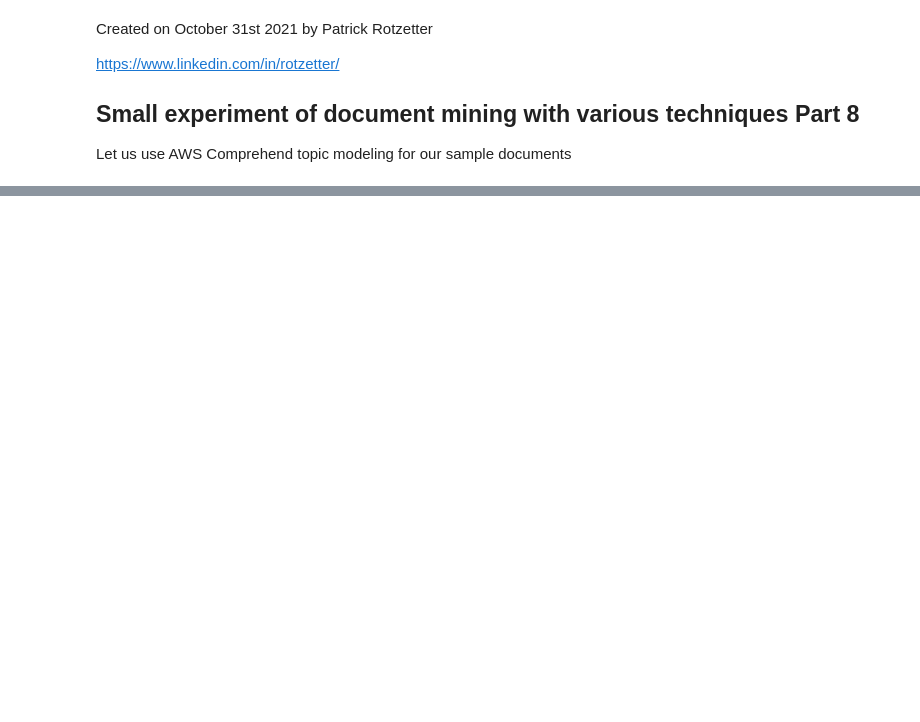
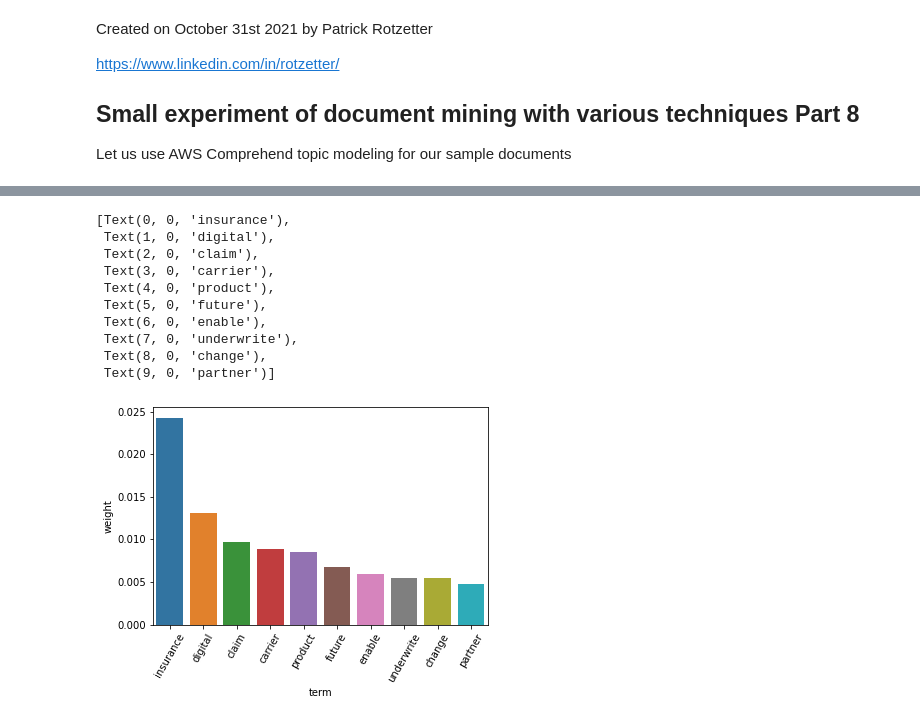
Before and after one commit to protzetter/NLP-experiments, a Jupyter notebook: DocumentsMining-Part8.ipynb, the cells around one changed output, grey strips where cells are left out. Drawn from its saved outputs; the diff is of its cells as text; code cells hidden in the pictures; blank space fills up the shorter version.

Commit message:
Update DocumentsMining-Part8.ipynb
Added visualization

```diff
--- a/DocumentsMining-Part8.ipynb
+++ b/DocumentsMining-Part8.ipynb
@@ -113,2 +120,4 @@ import seaborn as sea
 # %%
 doc_topics=pd.read_csv('doc-topics.csv')
+# %%
+topic_terms=pd.read_csv('topic-terms.csv')
@@ -114,0 +140,16 @@ doc_topics=pd.read_csv('doc-topics.csv')
+# %%
+topic0_df=topic_terms[topic_terms['topic']==0]
+plot=sea.barplot(x=topic0_df.term,y=topic0_df.weight,order=topic0_df.sort_values(by=['weight'], ascending=False).set_index('term').index)
+plot.set_xticklabels(plot.get_xticklabels(),rotation=60)
+# %% [output]
+[Text(0, 0, 'insurance'),
+ Text(1, 0, 'digital'),
+ Text(2, 0, 'claim'),
+ Text(3, 0, 'carrier'),
+ Text(4, 0, 'product'),
+ Text(5, 0, 'future'),
+ Text(6, 0, 'enable'),
+ Text(7, 0, 'underwrite'),
+ Text(8, 0, 'change'),
+ Text(9, 0, 'partner')]
+[figure, added]
```
Also changed, not shown: parts of 19 cells of this notebook.
